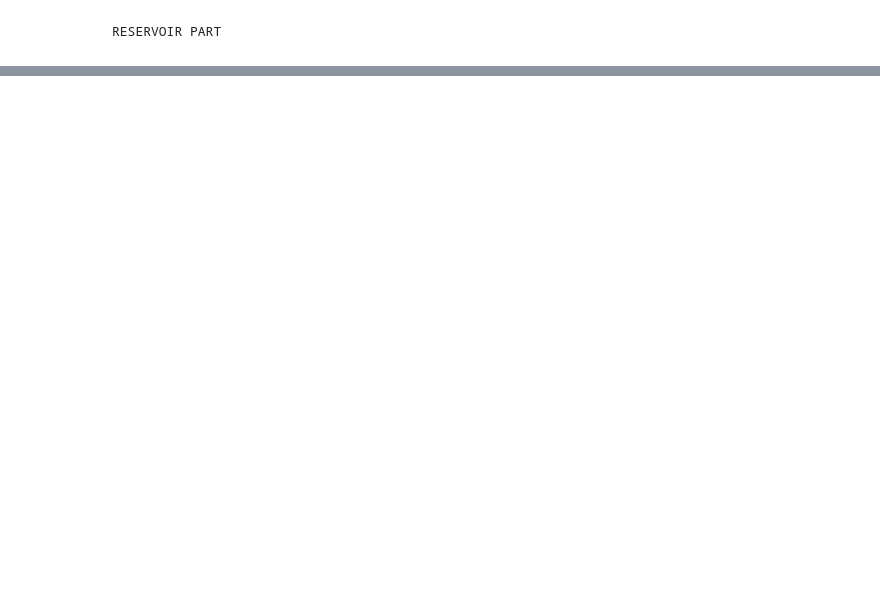
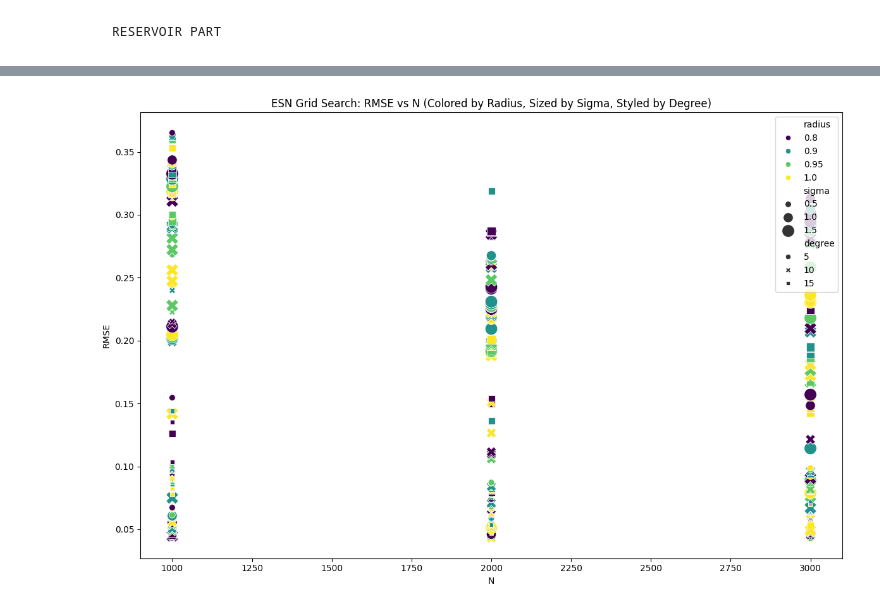
Before and after one commit to manestepanyan0109/Capstone-Project, a Jupyter notebook: sandbox.ipynb, the cells around one changed output, grey strips where cells are left out. Drawn from its saved outputs; the diff is of its cells as text; code cells hidden in the pictures; blank space fills up the shorter version.

```diff
--- a/sandbox.ipynb
+++ b/sandbox.ipynb
@@ -531 +617,18 @@ Rmse 0.04875945492323691
+# %%
+plt.figure(figsize=(12, 8))
+sns.scatterplot(
+    data=results_df,
+    x="N",
+    y="RMSE",
+    hue="radius",
+    size="sigma",
+    style="degree",
+    palette="viridis",
+    sizes=(50, 200)
+)
+plt.title("ESN Grid Search: RMSE vs N (Colored by Radius, Sized by Sigma, Styled by Degree)")
+plt.tight_layout()
+plt.show()
+# %% [output]
+[figure, added]
 # %%
```
Also changed, not shown: parts of 8 cells of this notebook.
